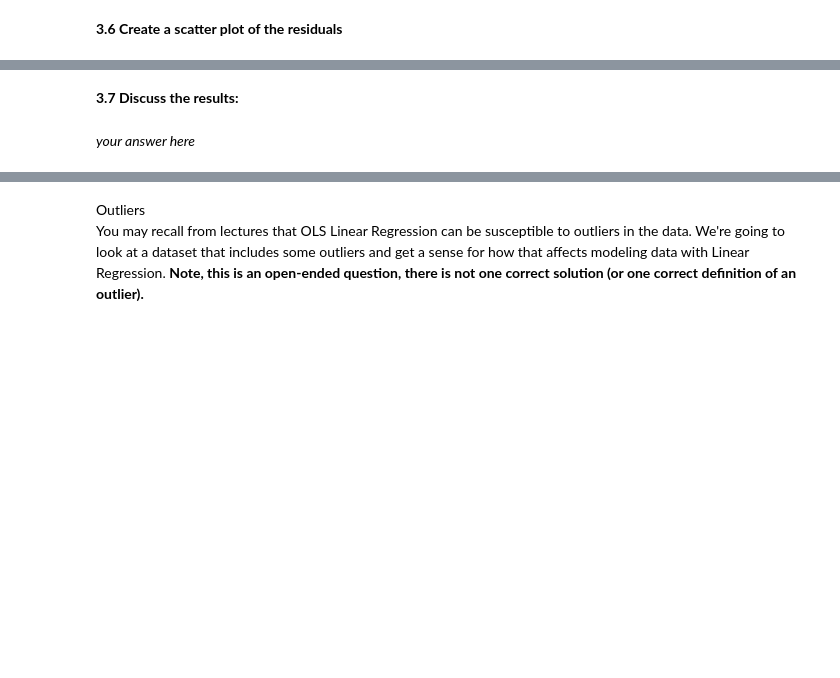
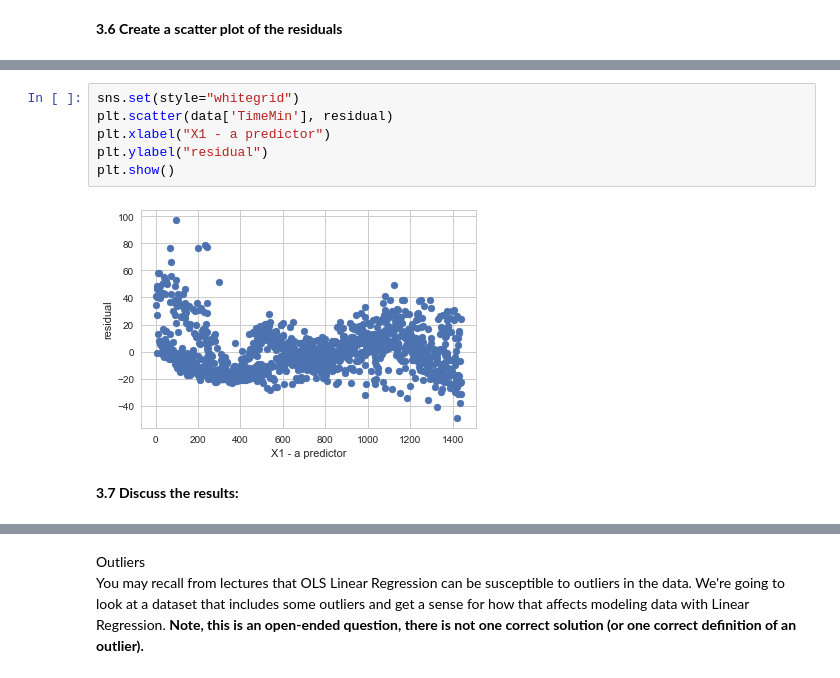
Before and after one commit to avrielepps/CS109AHW, a Jupyter notebook: cs109a_hw2_109/cs109a_hw2_109-Copy1.ipynb, the cells around one changed output, grey strips where cells are left out. Saved outputs shown, nothing was run; the diff lists cells and outputs as text; blank space fills up the shorter version.

```diff
--- a/cs109a_hw2_109/cs109a_hw2_109-Copy1.ipynb
+++ b/cs109a_hw2_109/cs109a_hw2_109-Copy1.ipynb
@@ -428,4 +491,10 @@ We next consider simple linear regression, which we know from lecture is a param
+# %%
+sns.set(style="whitegrid")
+plt.scatter(data['TimeMin'], residual)
+plt.xlabel("X1 - a predictor")
+plt.ylabel("residual")
+plt.show()
+# %% [output]
+[figure, added]
 # %% [markdown]
 **3.7 Discuss the results:**
-# %% [markdown]
-*your answer here*
```
Also changed, not shown: parts of 18 cells of this notebook, 1 other file.
